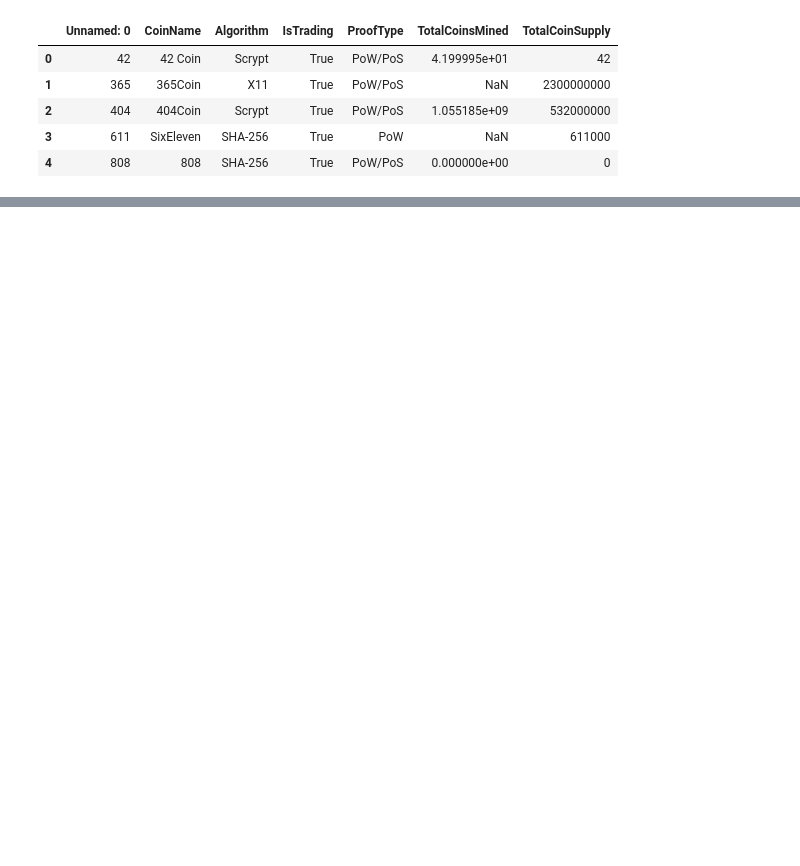
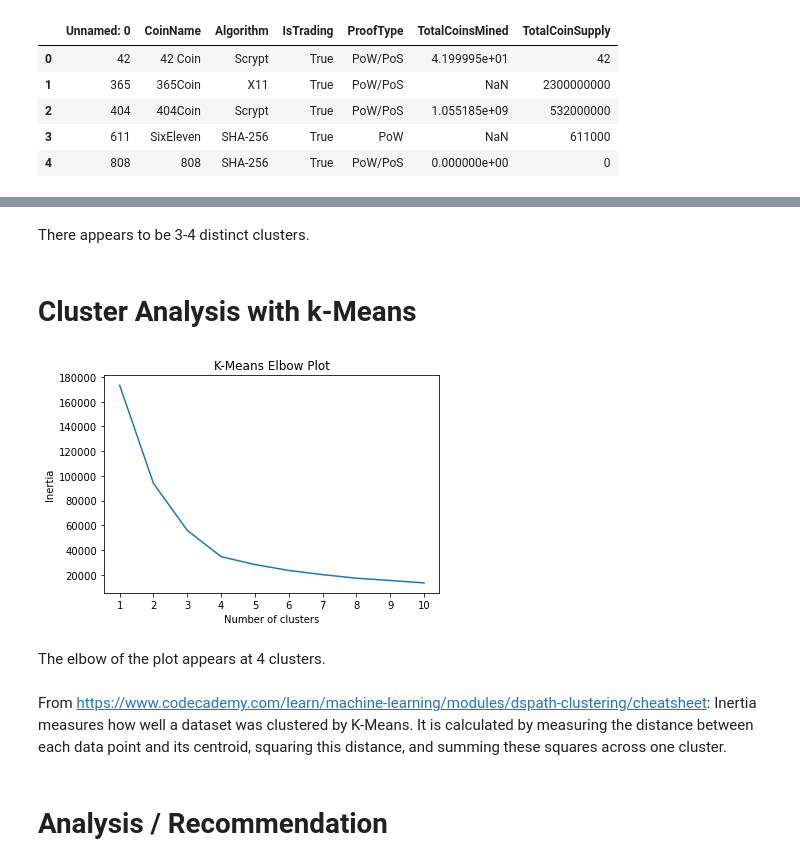
Before and after one commit to emeralddawns/Clustering-Crypto-Currencies, a Jupyter notebook: crypto_comparison.ipynb, the cells around one changed output, grey strips where cells are left out. Saved outputs shown, nothing was run; the diff lists cells and outputs as text; code cells hidden in the pictures; blank space fills up the shorter version.

```diff
--- a/crypto_comparison.ipynb
+++ b/crypto_comparison.ipynb
@@ -165,4 +142,4 @@ dtype: object
 # %%
 # Scale the dataset
-scaler = StandardScaler().fit(crypto_active)
-crypto_scaled = scaler.transform(crypto_active)
+scaler = StandardScaler().fit(crypto_dummies)
+crypto_scaled = scaler.transform(crypto_dummies)
@@ -178,0 +199,41 @@ array([[-0.6516109 , -0.48303965, -0.11710817, -0.1528703 ],
+# %% [markdown]
+There appears to be 3-4 distinct clusters.
+# %% [markdown]
+# Cluster Analysis with k-Means
+# %%
+# https://en.wikipedia.org/wiki/K-means_clustering
+
+# Use a for-loop to determine the inertia for each k between 1 through 10.
+
+inertia = []
+k = list(range(1, 11))
+
+# Looking for the best k
+for i in k:
+    km = KMeans(n_clusters=i, random_state=0)
+    km.fit(crypto_tsne)
+    inertia.append(km.inertia_)
+
+# Define a DataFrame to plot the Elbow Curve using hvPlot
+elbow_data = {"k": k, "inertia": inertia}
+df_elbow = pd.DataFrame(elbow_data)
+# %%
+# Create an elbow plot to identify the best number of clusters
+
+plt.plot(df_elbow['k'], df_elbow['inertia'])
+plt.title("K-Means Elbow Plot")
+plt.xticks(range(1,11))
+plt.xlabel('Number of clusters')
+plt.ylabel('Inertia')
+plt.show()
+# %% [output]
+[figure, added]
+# %% [markdown]
+The elbow of the plot appears at 4 clusters.
+# %% [markdown]
+From https://www.codecademy.com/learn/machine-learning/modules/dspath-clustering/cheatsheet:
+Inertia measures how well a dataset was clustered by K-Means.
+It is calculated by measuring the distance between each data point and its centroid,
+squaring this distance, and summing these squares across one cluster.
+# %% [markdown]
+ # Analysis / Recommendation
```
Also changed, not shown: parts of 25 cells of this notebook, 1 other file.
